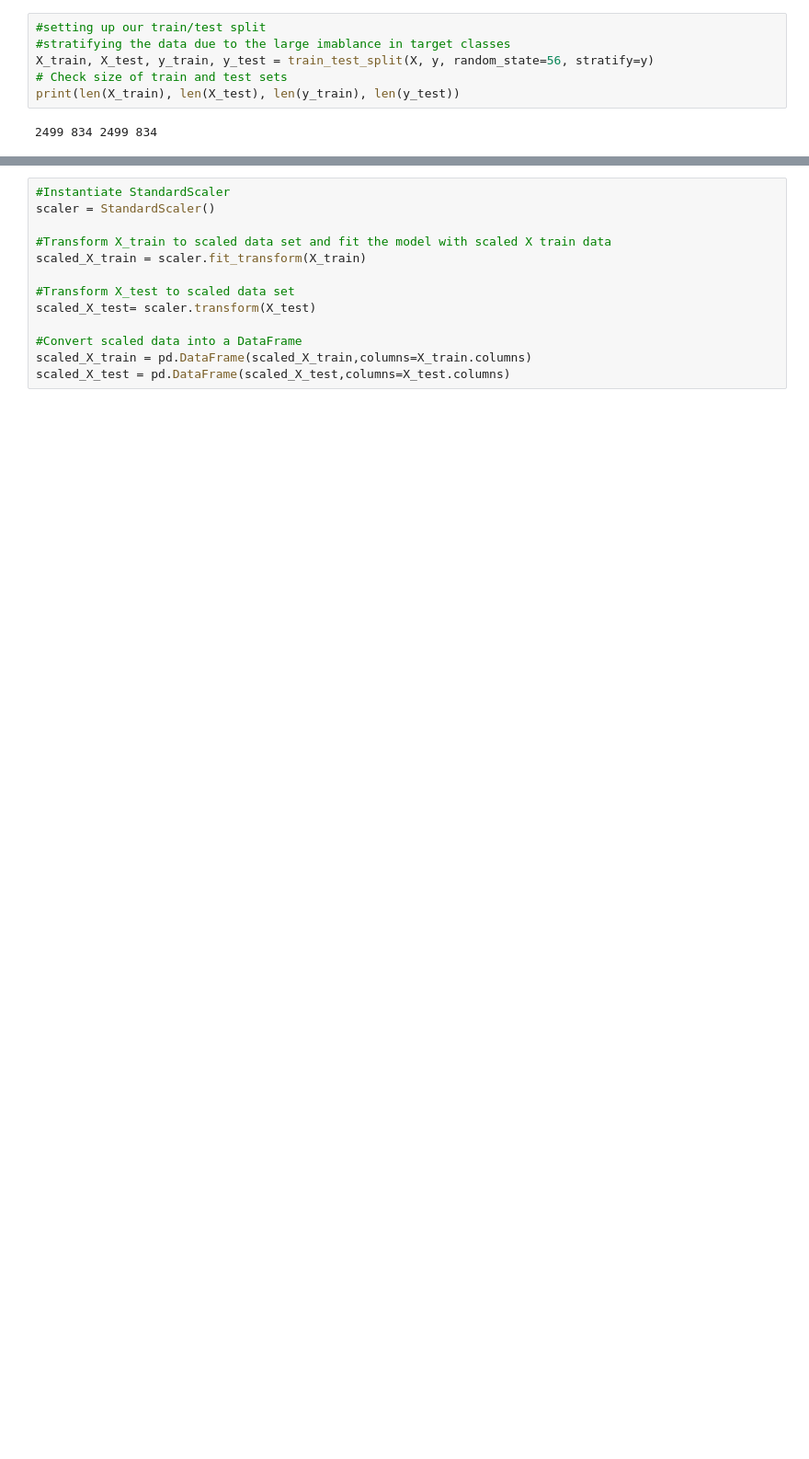
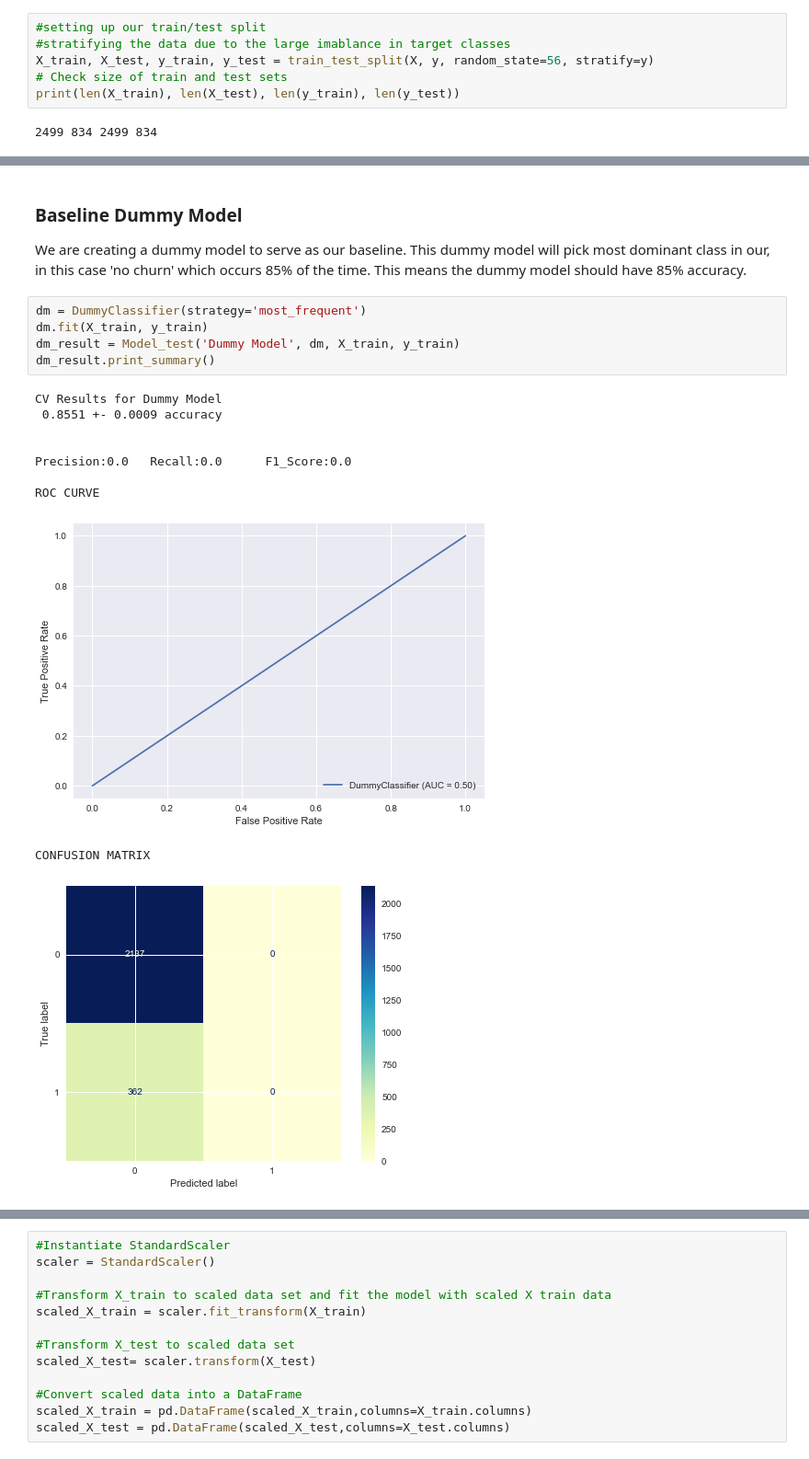
Before and after one commit to SSGrasland/SyriaTel-Customer-Churn-Rate, a Jupyter notebook: Phase 3 Notebook.ipynb, the cells around one changed output, grey strips where cells are left out. Shown: that part at 92% size. Saved outputs shown, nothing was run; the diff lists cells and outputs as text; blank space fills up the shorter version.

```diff
--- a/Phase 3 Notebook.ipynb
+++ b/Phase 3 Notebook.ipynb
@@ -352,0 +427,19 @@ weighted avg       0.81      0.85      0.81       834
+# %% [markdown]
+### Baseline Dummy Model
+We are creating a dummy model to serve as our baseline. This dummy model will pick most dominant class in our, in this case 'no churn' which occurs 85% of the time. This means the dummy model should have 85% accuracy.
+# %%
+dm = DummyClassifier(strategy='most_frequent')
+dm.fit(X_train, y_train)
+dm_result = Model_test('Dummy Model', dm, X_train, y_train)
+dm_result.print_summary()
+# %% [output]
+CV Results for Dummy Model
+ 0.8551 +- 0.0009 accuracy
+
+
+Precision:0.0   Recall:0.0      F1_Score:0.0
+
+ROC CURVE
+[figure, added]
+CONFUSION MATRIX
+[figure, added]
```
Also changed, not shown: parts of 74 cells of this notebook, 1 other file.
